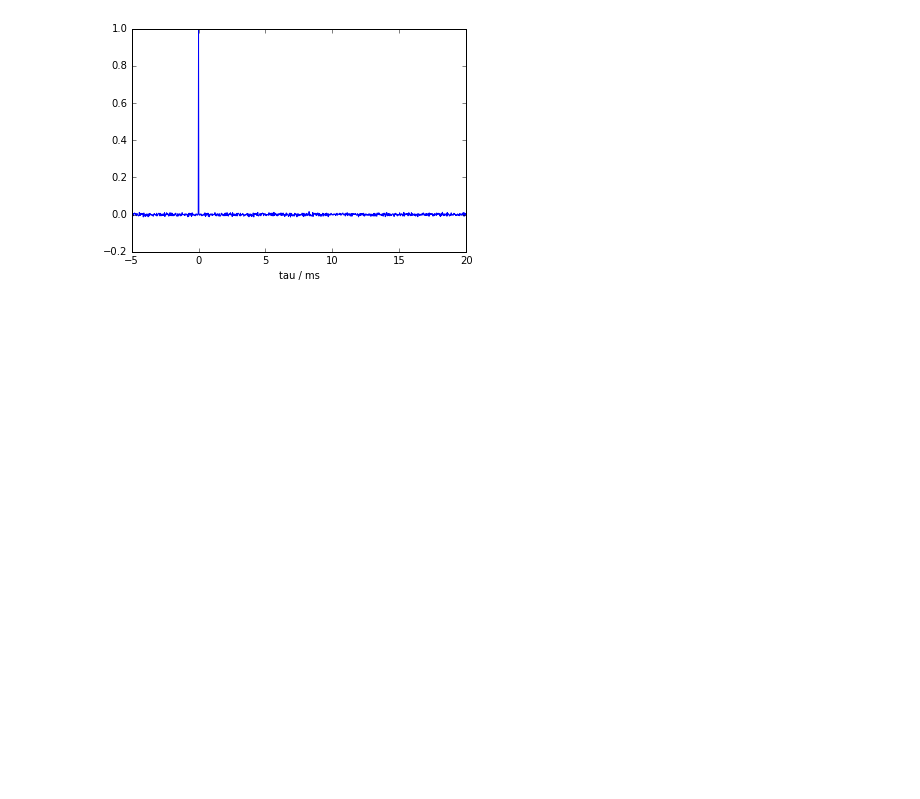
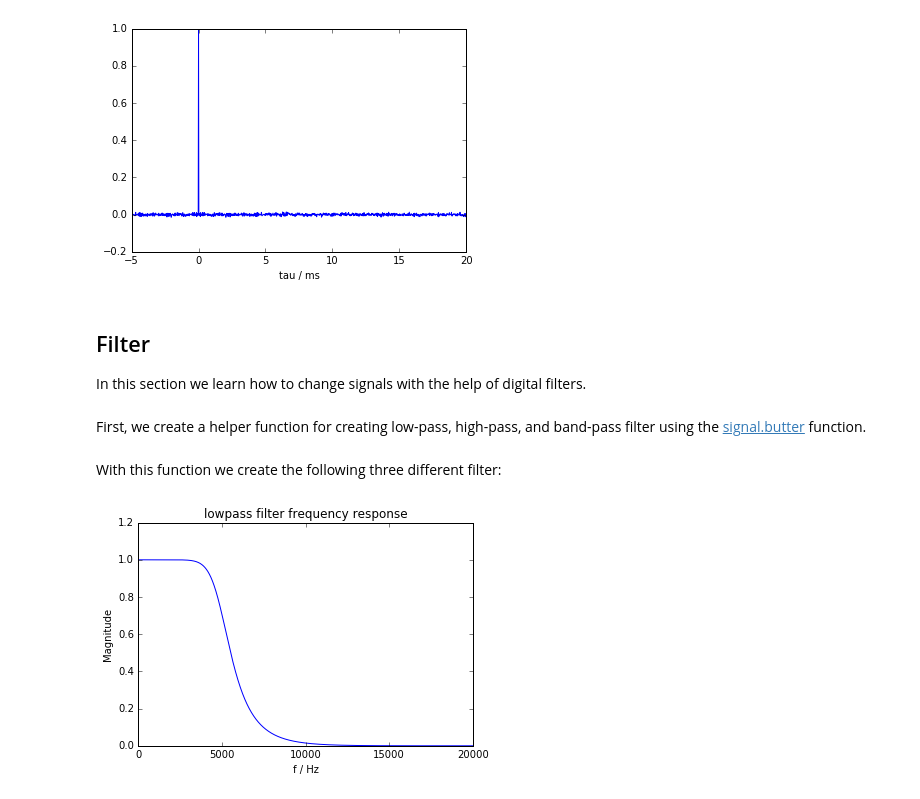
Before and after one commit to hagenw/audiotechnology-examples, a Jupyter notebook: 02_signal_processing.ipynb, the cells around one changed output. Drawn from its saved outputs; the diff is of its cells as text; code cells hidden in the pictures; blank space fills up the shorter version.

Commit message:
Add filter example for signal processing

```diff
--- a/02_signal_processing.ipynb
+++ b/02_signal_processing.ipynb
@@ -204,3 +204,30 @@ plt.xlim(-5,20)
 plt.xlabel("tau / ms");
 # %% [output]
 [figure]
+# %% [markdown]
+## Filter
+
+In this section we learn how to change signals with the help of digital filters.
+# %% [markdown]
+First, we create a helper function for creating low-pass, high-pass, and band-pass filter using the [signal.butter](https://docs.scipy.org/doc/scipy-0.14.0/reference/generated/scipy.signal.butter.html) function.
+# %%
+def butter_filter(filter_type, cutoff, fs=44100, order=5):
+    nyq = 0.5 * fs
+    normal_cutoff = np.asarray(cutoff) / nyq
+    b, a = signal.butter(order, normal_cutoff, btype=filter_type, analog=False)
+    return b, a
+# %% [markdown]
+With this function we create the following three different filter:
+# %%
+def frequency_response(filter_type, cutoff):
+    b, a = butter_filter(filter_type, cutoff)
+    w, h = signal.freqz(b, a, worN=8000)
+    plt.plot(w * fs / (2 * np.pi), np.abs(h))
+    plt.xlim([0, 20000])
+    plt.xlabel("f / Hz")
+    plt.ylabel("Magnitude")
+    plt.title("{} filter frequency response".format(filter_type))
+# %%
+frequency_response('lowpass', 5000)
+# %% [output]
+[figure, added]
```
Also changed, not shown: parts of 13 cells of this notebook.
